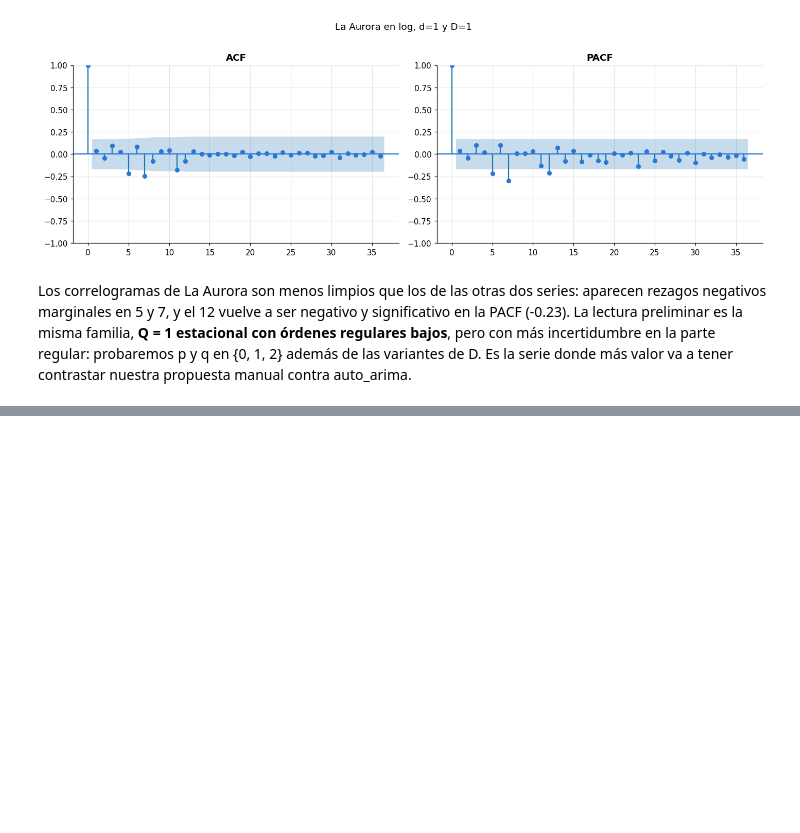
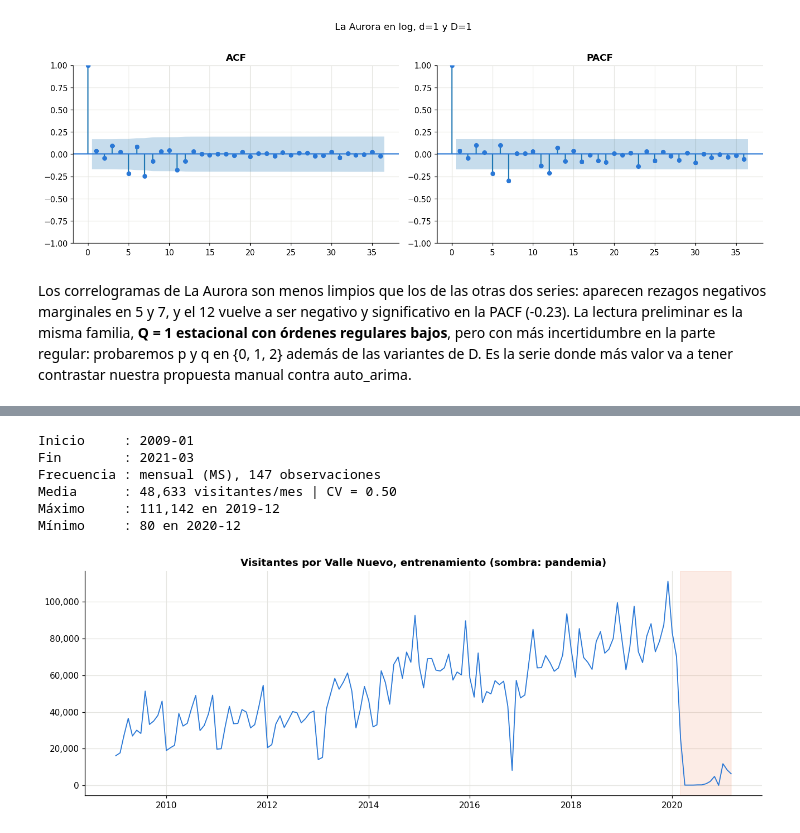
Before and after one commit to Fercho1118/Laboratorio-1-Series-de-Tiempo, a Jupyter notebook: notebooks/analisis-series.ipynb, the cells around one changed output, grey strips where cells are left out. Drawn from its saved outputs; the diff is of its cells as text; code cells hidden in the pictures; blank space fills up the shorter version.

Commit message:
Completar analisis preliminar (4a-4f) de Valle Nuevo y San Cristobal

```diff
--- a/notebooks/analisis-series.ipynb
+++ b/notebooks/analisis-series.ipynb
@@ -628,0 +607,17 @@ y comparación del punto 4f al 4k.
+# %%
+vnuevo = train["frontera: Valle Nuevo"]
+print(f"Inicio     : {vnuevo.index.min():%Y-%m}")
+print(f"Fin        : {vnuevo.index.max():%Y-%m}")
+print(f"Frecuencia : mensual ({vnuevo.index.freqstr}), {len(vnuevo)} observaciones")
+print(f"Media      : {vnuevo.mean():,.0f} visitantes/mes | CV = {vnuevo.std() / vnuevo.mean():.2f}")
+print(f"Máximo     : {vnuevo.max():,.0f} en {vnuevo.idxmax():%Y-%m}")
+print(f"Mínimo     : {vnuevo.min():,.0f} en {vnuevo.idxmin():%Y-%m}")
+graficar_serie(vnuevo, "Visitantes por Valle Nuevo, entrenamiento (sombra: pandemia)", "serie-vnuevo")
+# %% [output]
+Inicio     : 2009-01
+Fin        : 2021-03
+Frecuencia : mensual (MS), 147 observaciones
+Media      : 48,633 visitantes/mes | CV = 0.50
+Máximo     : 111,142 en 2019-12
+Mínimo     : 80 en 2020-12
+[figure, added]
```
Also changed, not shown: parts of 25 cells of this notebook.
